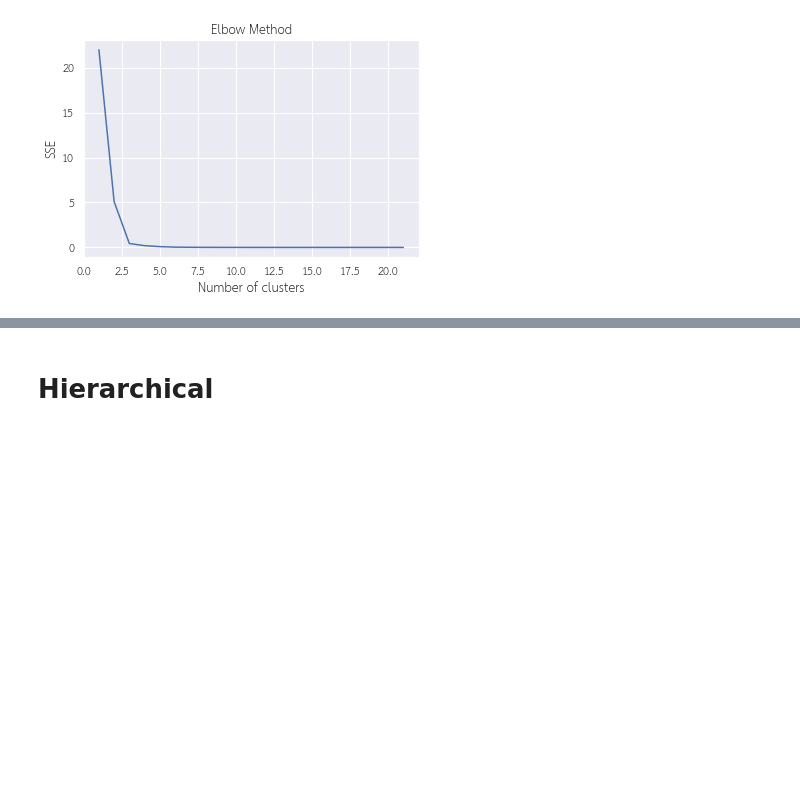
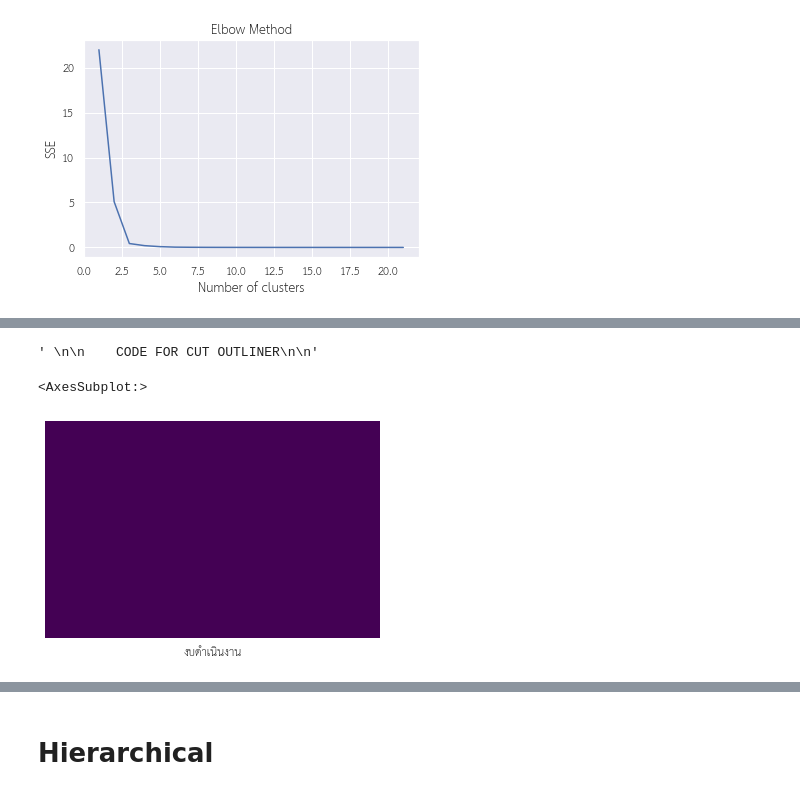
Before and after one commit to pant411/Assignment2_Stat_pp, a Jupyter notebook: part-cluster/cluster_analysis.ipynb, the cells around one changed output, grey strips where cells are left out. Cells and saved outputs as stored; diff of their text form; code cells hidden in the pictures; blank space fills up the shorter version.

```diff
--- a/part-cluster/cluster_analysis.ipynb
+++ b/part-cluster/cluster_analysis.ipynb
@@ -174,0 +207,5 @@ Name: cluster_id, dtype: int64
+# %%
+k_mean_2564_2=main_2564[['งบดําเนินงาน']]
+k_mean_2564_2.replace({'-':np.nan},inplace=True)
+k_mean_2564_2=k_mean_2564_2.dropna()
+k_mean_2564_2.tail()
@@ -174,0 +223,13 @@ Name: cluster_id, dtype: int64
+# %%
+'''
+
+    CODE FOR CUT OUTLINER
+
+'''
+# %% [output]
+' \n\n    CODE FOR CUT OUTLINER\n\n'
+# %%
+sns.heatmap(k_mean_2564_2.isnull(), yticklabels=False, cbar=False, cmap='viridis')
+# %% [output]
+<AxesSubplot:>
+[figure, added]
```
Also changed, not shown: parts of 62 cells of this notebook.
